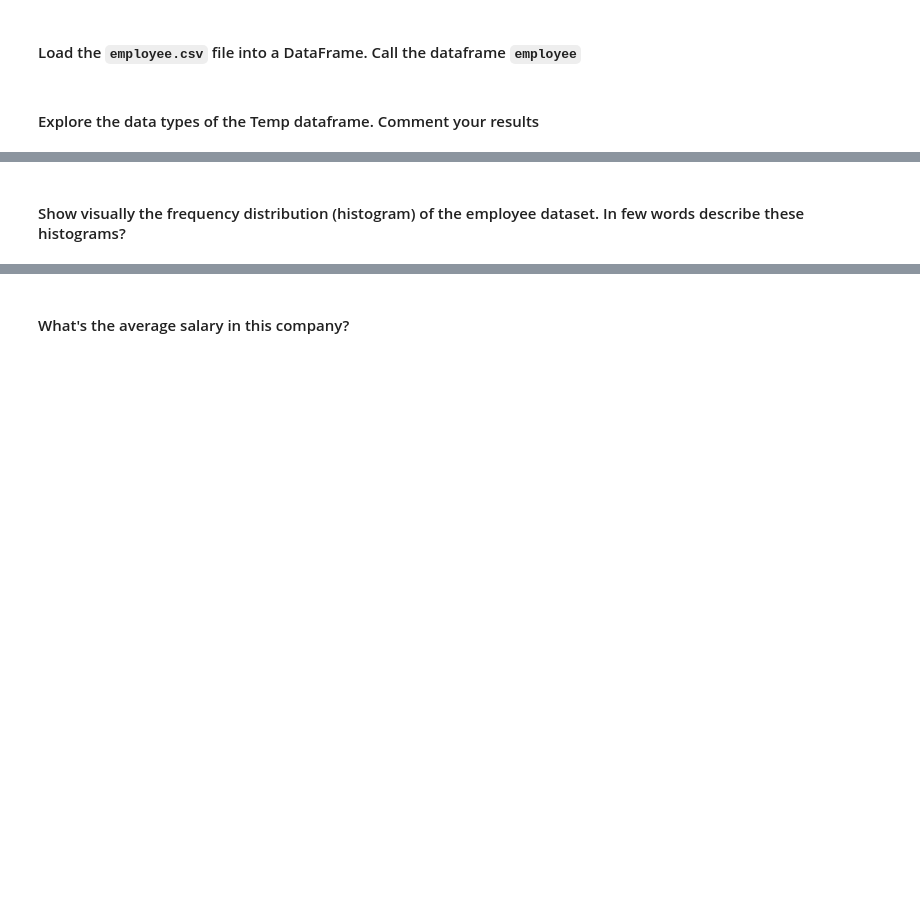
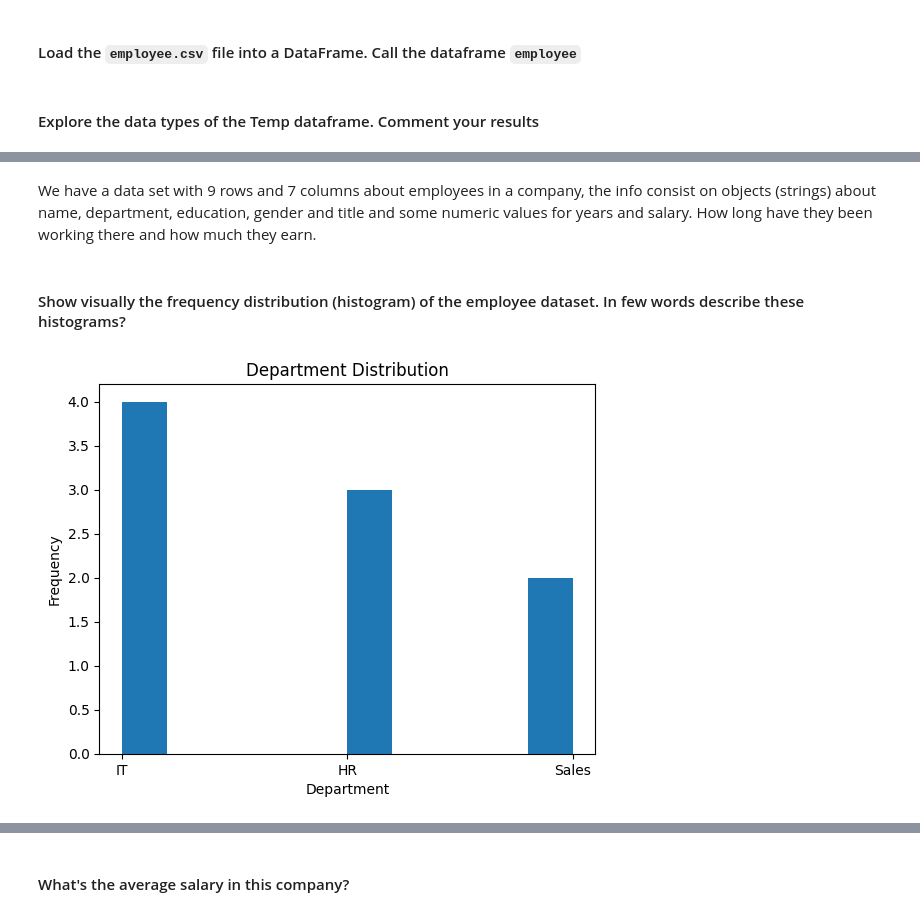
Before and after one commit to Ironhack-Data-Madrid-Octubre-2023/5.1-lab_subsetting_and_descriptive_stats, a Jupyter notebook: your-code/main.ipynb, the cells around one changed output, grey strips where cells are left out. Saved outputs shown, nothing was run; the diff lists cells and outputs as text; code cells hidden in the pictures; blank space fills up the shorter version.

```diff
--- a/your-code/main.ipynb
+++ b/your-code/main.ipynb
@@ -61,2 +128,5 @@ import numpy as np
+# %%
+emp_csv = pd.read_csv('Employee.csv')
+employee = pd.DataFrame(emp_csv)
 # %% [markdown]
 #### Explore the data types of the Temp dataframe. Comment your results
@@ -65,2 +163,4 @@ import numpy as np
+# %% [markdown]
+We have a data set with 9 rows and 7 columns about employees in a company, the info consist on objects (strings) about name, department, education, gender and title and some numeric values for years and salary. How long have they been working there and how much they earn.
 # %% [markdown]
 #### Show visually the frequency distribution (histogram) of the employee dataset. In few words describe these histograms?
@@ -68,0 +167,10 @@ import numpy as np
+# %%
+plt.hist(employee['Department'], bins=10)
+
+plt.xlabel('Department')
+plt.ylabel('Frequency')
+plt.title('Department Distribution');
+
+# this will show as how many different departments we have and how many people works in each of them
+# %% [output]
+[figure, added]
```
Also changed, not shown: parts of 79 cells of this notebook.
